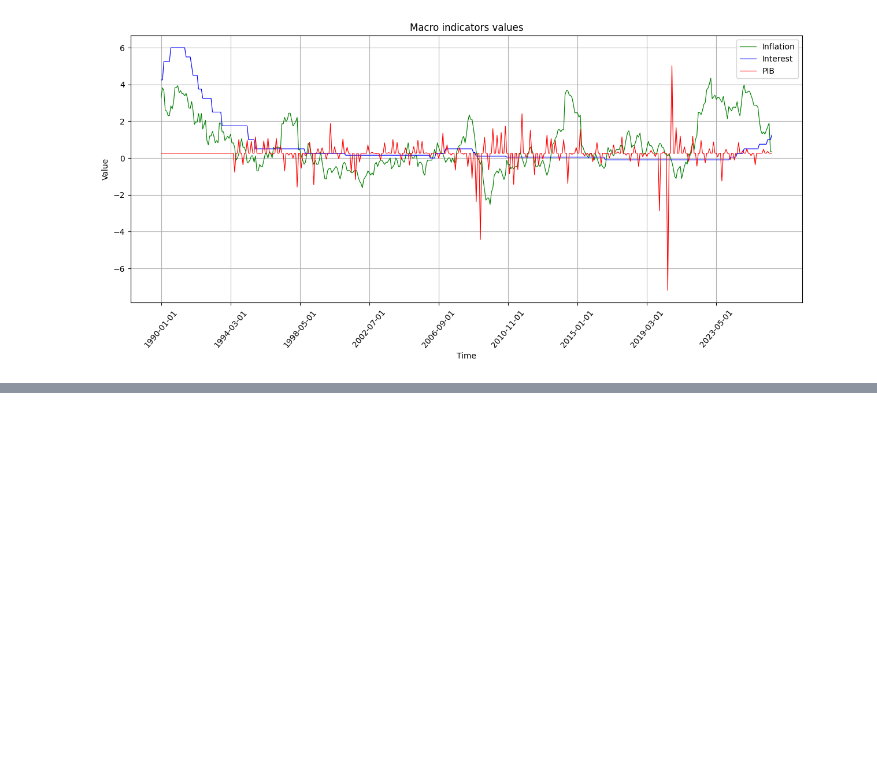
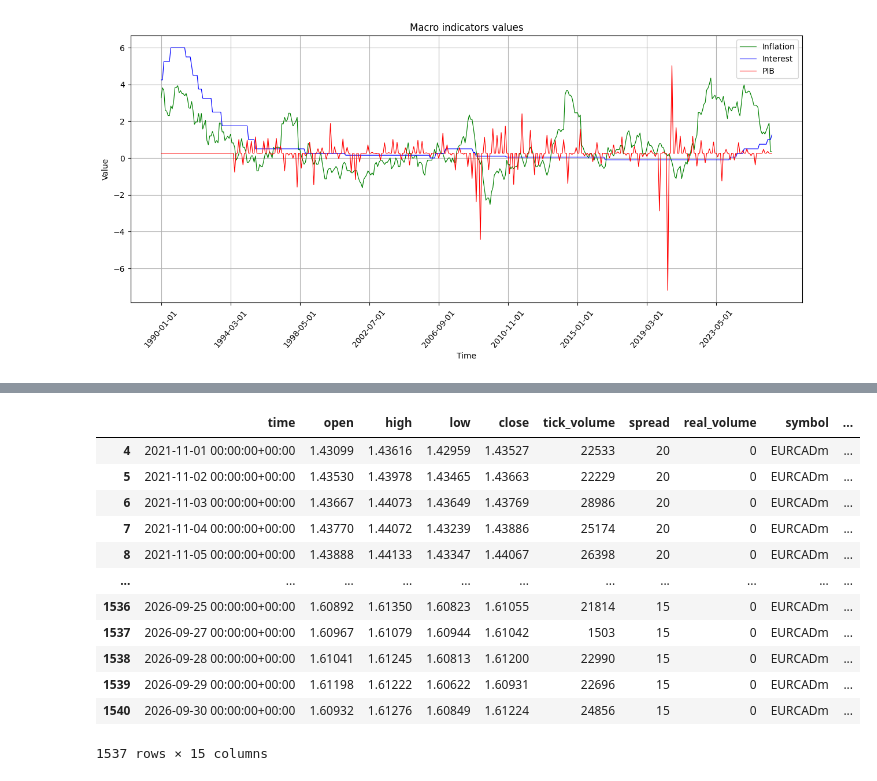
Before and after one commit to christiantommasi/public_tommasi_portfolio, a Jupyter notebook: 5_pipeline_financial_market/public_project.ipynb, the cells around one changed output, grey strips where cells are left out. Cells and saved outputs as stored; diff of their text form; code cells hidden in the pictures; blank space fills up the shorter version.

Commit message:
pipeline continuation

```diff
--- a/5_pipeline_financial_market/public_project.ipynb
+++ b/5_pipeline_financial_market/public_project.ipynb
@@ -89,7 +89,7 @@ def data_storage(asset):
 
 canada = pd.read_csv(r'C:\\Christian_meus_estudos\\financial_market_quantitative_analyses\\pipeline_market\\storage\\canada_macro.csv',
                      sep=',', encoding='utf8')
-df = pd.read_csv(r'C:\\Christian_meus_estudos\\financial_market_quantitative_analyses\\pipeline_market\\storage\\euro_macro.csv',
+euro_zone = pd.read_csv(r'C:\\Christian_meus_estudos\\financial_market_quantitative_analyses\\pipeline_market\\storage\\euro_macro.csv',
                         sep=',', encoding='utf8')
 japan = pd.read_csv(r'C:\\Christian_meus_estudos\\financial_market_quantitative_analyses\\pipeline_market\\storage\\japan_macro.csv',
                     sep=',', encoding='utf8')
@@ -275,7 +275,7 @@ central_bank_rate      0
 real_gdp_growth_qoq    0
 dtype: int64
 # %%
-df = prepare_df_macro(df)
+euro_zone = prepare_df_macro(euro_zone)
 japan = prepare_df_macro(japan)
 switz = prepare_df_macro(switz)
 england = prepare_df_macro(england)
@@ -790,0 +885,18 @@ plot_lines_graph_macro(japan)
+# %%
+eurcad_macro = join_macro_forex_data(eurcad, euro_zone=euro_zone, canada=canada )
+# %%
+eurcad_macro
+# %% [output]
+|  | time | open | high | low | close | tick_volume | spread | real_volume | symbol | ... |
+| 4 | 2021-11-01 00:00:00+00:00 | 1.43099 | 1.43616 | 1.42959 | 1.43527 | 22533 | 20 | 0 | EURCADm | ... |
+| 5 | 2021-11-02 00:00:00+00:00 | 1.43530 | 1.43978 | 1.43465 | 1.43663 | 22229 | 20 | 0 | EURCADm | ... |
+| 6 | 2021-11-03 00:00:00+00:00 | 1.43667 | 1.44073 | 1.43649 | 1.43769 | 28986 | 20 | 0 | EURCADm | ... |
+| 7 | 2021-11-04 00:00:00+00:00 | 1.43770 | 1.44072 | 1.43239 | 1.43886 | 25174 | 20 | 0 | EURCADm | ... |
+| 8 | 2021-11-05 00:00:00+00:00 | 1.43888 | 1.44133 | 1.43347 | 1.44067 | 26398 | 20 | 0 | EURCADm | ... |
+| ... | ... | ... | ... | ... | ... | ... | ... | ... | ... | ... |
+| 1536 | 2026-09-25 00:00:00+00:00 | 1.60892 | 1.61350 | 1.60823 | 1.61055 | 21814 | 15 | 0 | EURCADm | ... |
+| 1537 | 2026-09-27 00:00:00+00:00 | 1.60967 | 1.61079 | 1.60944 | 1.61042 | 1503 | 15 | 0 | EURCADm | ... |
+| 1538 | 2026-09-28 00:00:00+00:00 | 1.61041 | 1.61245 | 1.60813 | 1.61200 | 22990 | 15 | 0 | EURCADm | ... |
+| 1539 | 2026-09-29 00:00:00+00:00 | 1.61198 | 1.61222 | 1.60622 | 1.60931 | 22696 | 15 | 0 | EURCADm | ... |
+| 1540 | 2026-09-30 00:00:00+00:00 | 1.60932 | 1.61276 | 1.60849 | 1.61224 | 24856 | 15 | 0 | EURCADm | ... |
+1537 rows × 15 columns
```
Also changed, not shown: parts of 79 cells of this notebook.
